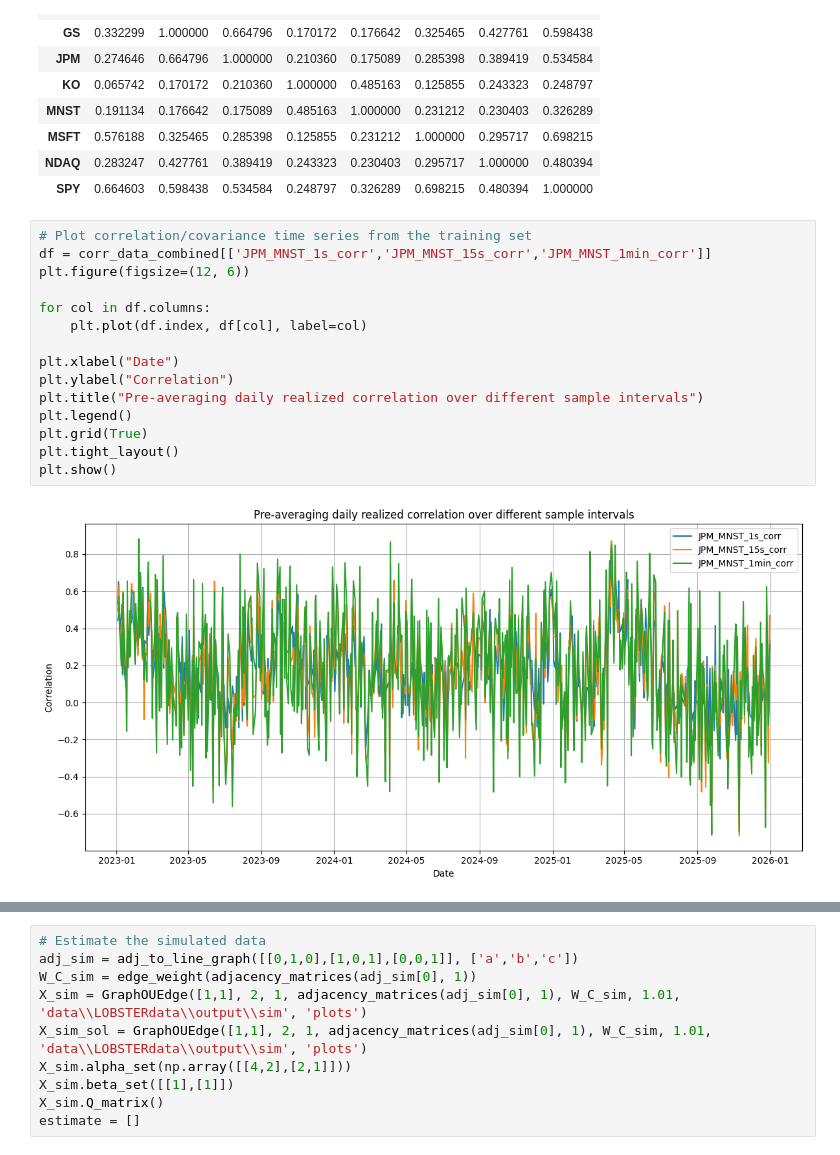
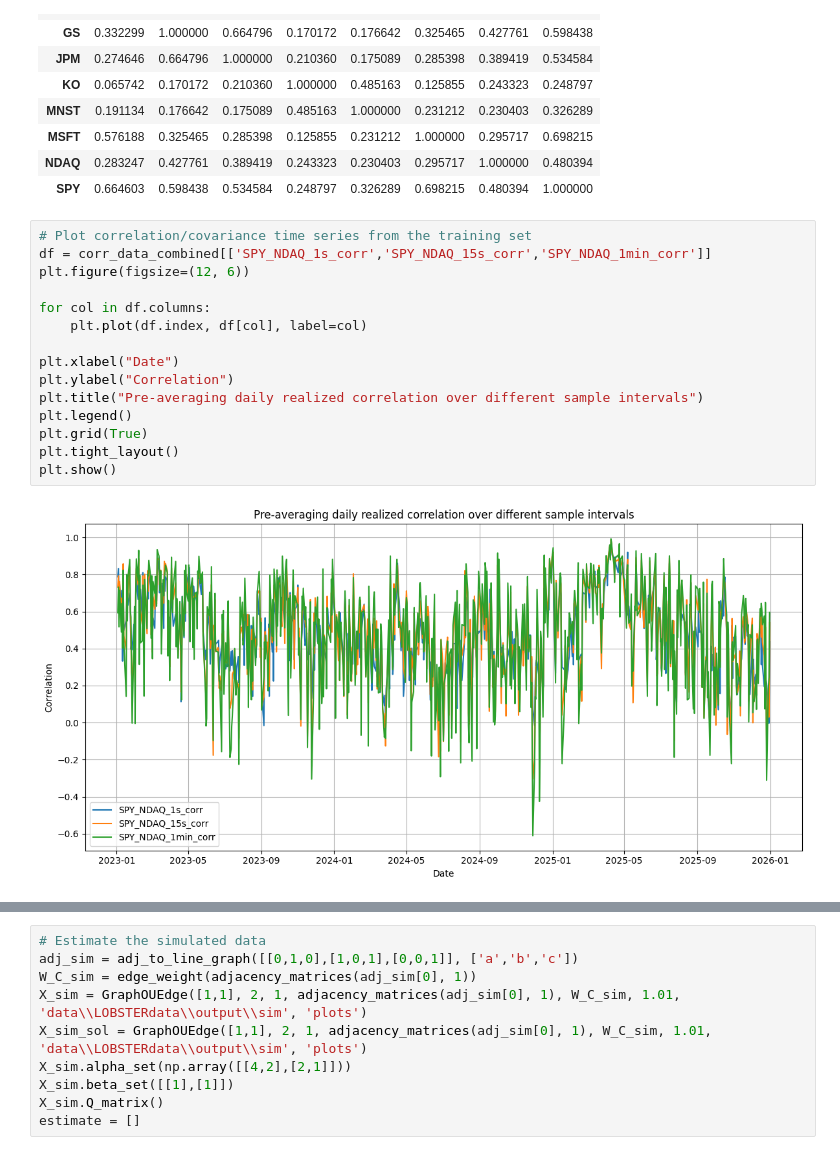
Before and after one commit to jiamingchen13/GraphOUEdge, a Jupyter notebook: Untitled.ipynb, the cells around one changed output, grey strips where cells are left out. Cells and saved outputs as stored; diff of their text form.

```diff
--- a/Untitled.ipynb
+++ b/Untitled.ipynb
@@ -106,19 +106,19 @@ corr_series_to_heatmap(corr_data_combined.filter(regex=r'_1min_corr$').mean(), t
 | SPY | 0.664603 | 0.598438 | 0.534584 | 0.248797 | 0.326289 | 0.698215 | 0.480394 | 1.000000 |
 # %%
 # Plot correlation/covariance time series from the training set
-df = corr_data_combined[['JPM_MNST_1s_corr','JPM_MNST_15s_corr','JPM_MNST_1min_corr']]
+df = corr_data_combined[['SPY_NDAQ_1s_corr','SPY_NDAQ_15s_corr','SPY_NDAQ_1min_corr']]
 plt.figure(figsize=(12, 6))
 
 for col in df.columns:
     plt.plot(df.index, df[col], label=col)
 
 plt.xlabel("Date")
 plt.ylabel("Correlation")
 plt.title("Pre-averaging daily realized correlation over different sample intervals")
 plt.legend()
 plt.grid(True)
 plt.tight_layout()
 plt.show()
 # %% [output]
-[figure, old version]
+[figure, new version]
 # %%
```
Also changed, not shown: parts of 10 cells of this notebook, 1 other file.
